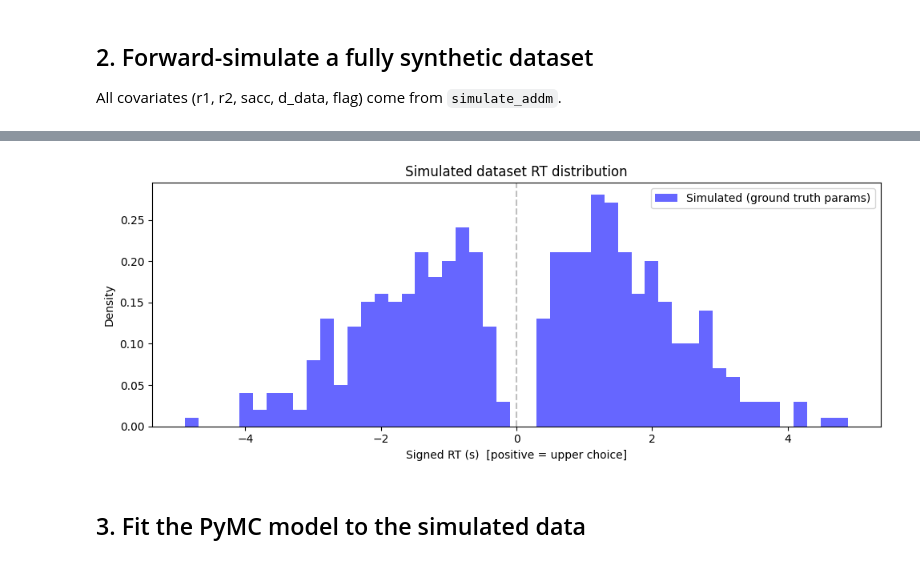
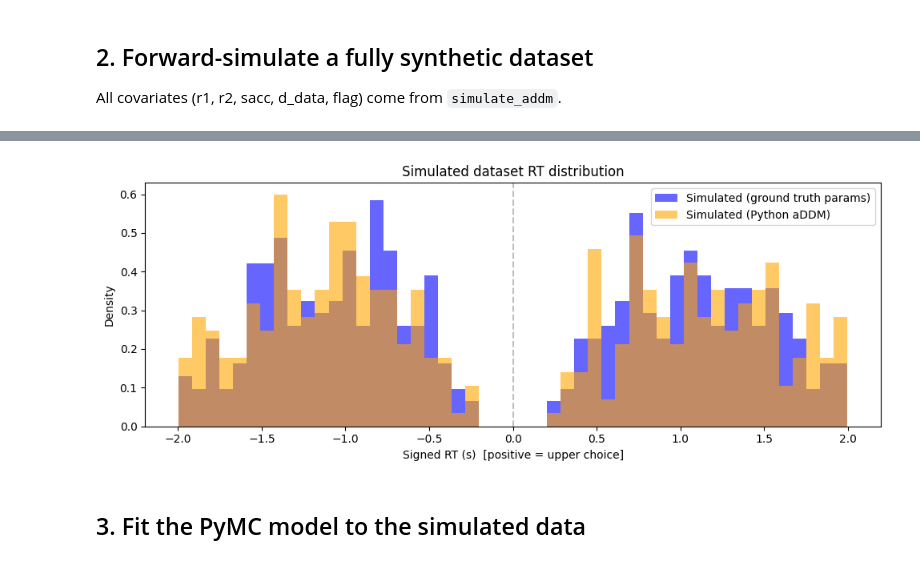
Before and after one commit to AndrewZhang599/efficient-fpt, a Jupyter notebook: examples/example8_empirical/param_recovery_simulated.ipynb, the cells around one changed output, grey strips where cells are left out. Saved outputs shown, nothing was run; the diff lists cells and outputs as text; code cells hidden in the pictures.

Commit message:
testing d data distribution of cython and addm simulator

```diff
--- a/examples/example8_empirical/param_recovery_simulated.ipynb
+++ b/examples/example8_empirical/param_recovery_simulated.ipynb
@@ -43,16 +73,16 @@ sigma    = 1.0   # Fixed noise (unidentifiable with other params)
 TRUNC_NUM   = 6
 N_DRAWS     = 1000
 N_TUNE      = 1000
-N_CHAINS    = 4
+N_CHAINS    = 2
 RANDOM_SEED = 42
 
 TRACE_PATH  = "/users/azhan378/data/azhang/efficient-fpt/examples/example8_empirical/traces/trace_monk1_newdur.nc"
 
 # --- Forward simulation settings ---
-N_TRIALS    = 500
+N_TRIALS    = 1000
 SIM_SEED    = 7
 SIM_DT      = 1e-4
-SIM_MAX_T   = 2.0
+SIM_MAX_T   = TRUE_PARAMS['a'] / TRUE_PARAMS['b'] if TRUE_PARAMS['b'] > 0.0 else 10.0
 GAMMA_SHAPE = 6.0
 GAMMA_SCALE = 0.1
 R_RANGE     = (1, 6)
@@ -248,0 +338,10 @@ All covariates (r1, r2, sacc, d_data, flag) come from `simulate_addm`.
+# %%
+rng = np.random.default_rng(SIM_SEED)
+avg_fixation = GAMMA_SHAPE * GAMMA_SCALE
+n_fixations_budget = int(SIM_MAX_T / avg_fixation) + 50
+
+fixations  = rng.gamma(GAMMA_SHAPE, GAMMA_SCALE, n_fixations_budget)
+sacc_array = np.insert(np.cumsum(fixations), 0, 0)
+print(len(sacc_array))
+sacc_array = sacc_array[sacc_array < SIM_MAX_T]
+print(len(sacc_array))
@@ -248,0 +351,6 @@ All covariates (r1, r2, sacc, d_data, flag) come from `simulate_addm`.
+# %%
+fixations  = rng.gamma(GAMMA_SHAPE, GAMMA_SCALE, 100)
+sacc_array = np.insert(np.cumsum(fixations), 0, 0)
+print(len(sacc_array))
+sacc_array = sacc_array[sacc_array < SIM_MAX_T]
+print(len(sacc_array))
@@ -396,21 +632,24 @@ Synthetic dataset: 500 trials, max_d = 9
 # %%
 # Quick visual sanity check
 sim_signed = data_sim['rt'] * data_sim['choice']
+sim_py_signed = rt_data * choice_data
 xmax = float(np.abs(sim_signed).max())
 bins = np.linspace(-xmax, xmax, 50)
 
 fig, ax = plt.subplots(figsize=(10, 4))
 ax.hist(sim_signed, bins=bins, density=True, alpha=0.6, color='blue',
         label='Simulated (ground truth params)')
+ax.hist(sim_py_signed, bins=bins, density=True, alpha=0.6, color='orange',
+        label='Simulated (Python aDDM)')
 ax.axvline(0, color='gray', linestyle='--', alpha=0.5)
 ax.set_xlabel('Signed RT (s)  [positive = upper choice]')
 ax.set_ylabel('Density')
 ax.set_title('Simulated dataset RT distribution')
 ax.legend()
 plt.tight_layout()
 plt.show()
 # %% [output]
-[figure, old version]
+[figure, new version]
 # %% [markdown]
 ## 3. Fit the PyMC model to the simulated data
 # %%
```
Also changed, not shown: parts of 17 cells of this notebook, 3 other files.
